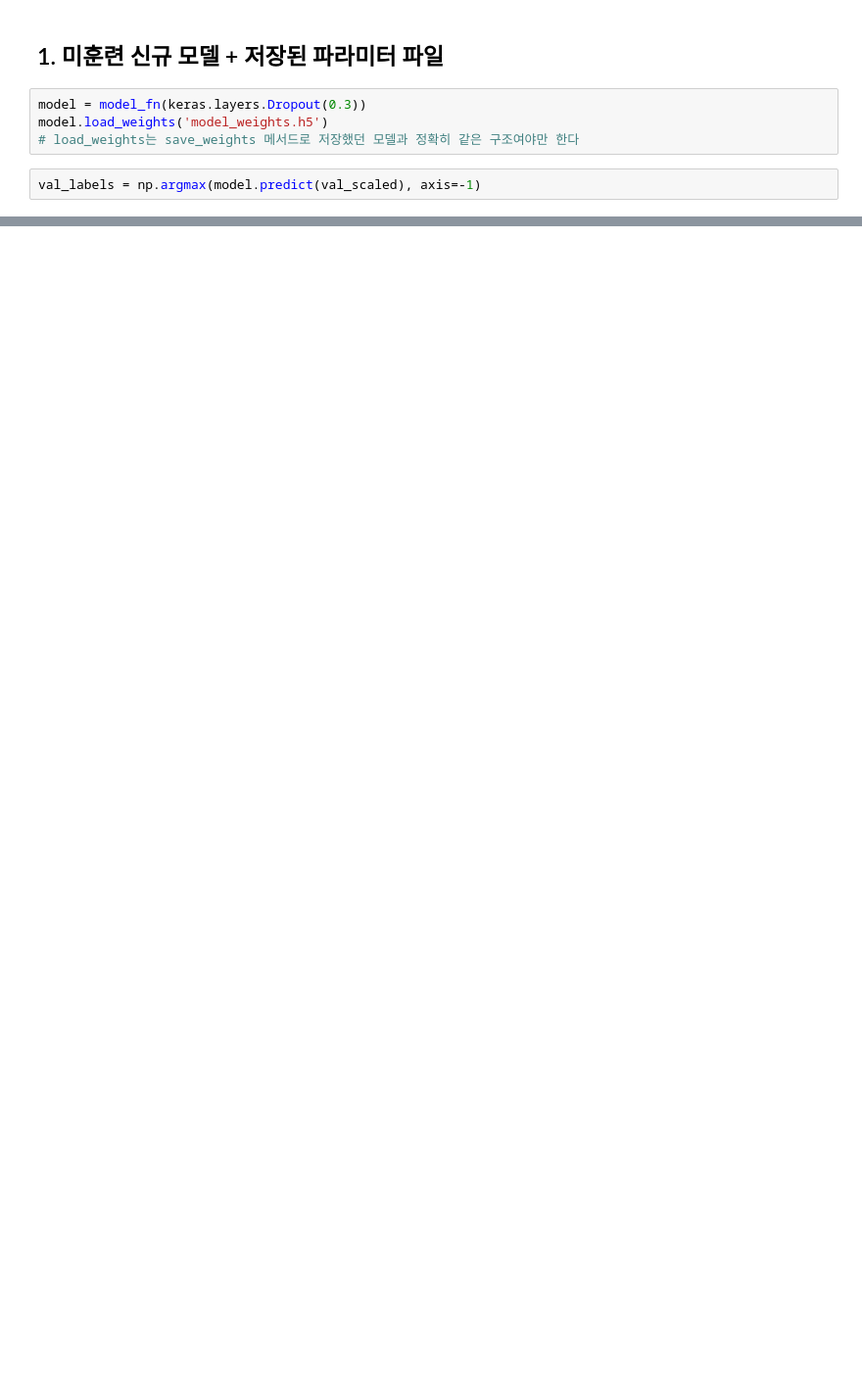
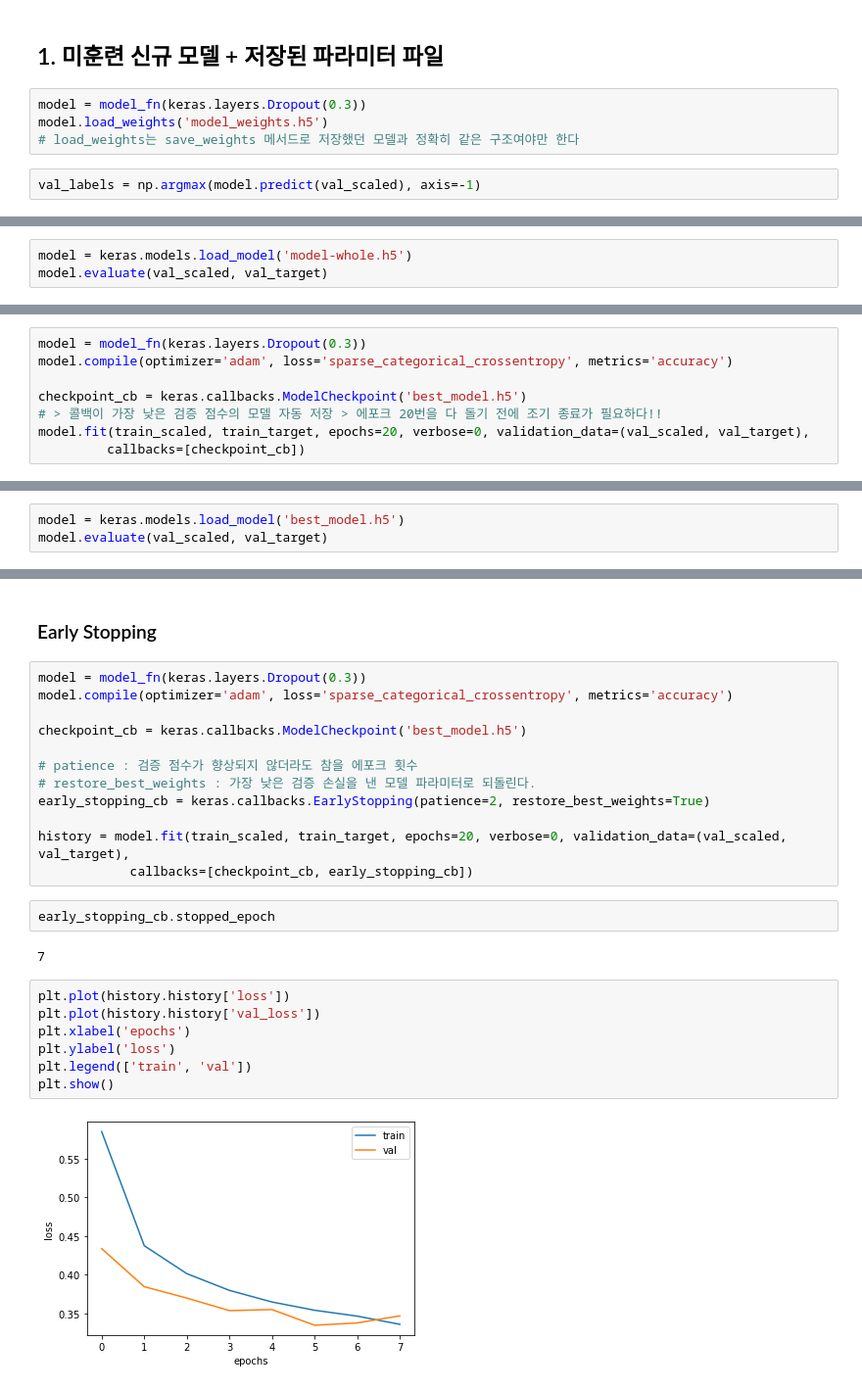
Before and after one commit to 42cosmos/hg-mldl, a Jupyter notebook: ch0703.ipynb, the cells around one changed output, grey strips where cells are left out. Shown at 98% size. Cells and saved outputs as stored; diff of their text form; blank space fills up the shorter version.

```diff
--- a/ch0703.ipynb
+++ b/ch0703.ipynb
@@ -260,0 +259,3 @@ mode
+# %%
+model = keras.models.load_model('model-whole.h5')
+model.evaluate(val_scaled, val_target)
@@ -260,0 +268,8 @@ mode
+# %%
+model = model_fn(keras.layers.Dropout(0.3))
+model.compile(optimizer='adam', loss='sparse_categorical_crossentropy', metrics='accuracy')
+
+checkpoint_cb = keras.callbacks.ModelCheckpoint('best_model.h5')
+# > 콜백이 가장 낮은 검증 점수의 모델 자동 저장 > 에포크 20번을 다 돌기 전에 조기 종료가 필요하다!!
+model.fit(train_scaled, train_target, epochs=20, verbose=0, validation_data=(val_scaled, val_target),
+         callbacks=[checkpoint_cb])
@@ -260,0 +278,3 @@ mode
+# %%
+model = keras.models.load_model('best_model.h5')
+model.evaluate(val_scaled, val_target)
@@ -260,0 +284,27 @@ mode
+# %% [markdown]
+### Early Stopping
+# %%
+model = model_fn(keras.layers.Dropout(0.3))
+model.compile(optimizer='adam', loss='sparse_categorical_crossentropy', metrics='accuracy')
+
+checkpoint_cb = keras.callbacks.ModelCheckpoint('best_model.h5')
+
+# patience : 검증 점수가 향상되지 않더라도 참을 에포크 횟수
+# restore_best_weights : 가장 낮은 검증 손실을 낸 모델 파라미터로 되돌린다.
+early_stopping_cb = keras.callbacks.EarlyStopping(patience=2, restore_best_weights=True)
+
+history = model.fit(train_scaled, train_target, epochs=20, verbose=0, validation_data=(val_scaled, val_target),
+            callbacks=[checkpoint_cb, early_stopping_cb])
+# %%
+early_stopping_cb.stopped_epoch
+# %% [output]
+7
+# %%
+plt.plot(history.history['loss'])
+plt.plot(history.history['val_loss'])
+plt.xlabel('epochs')
+plt.ylabel('loss')
+plt.legend(['train', 'val'])
+plt.show()
+# %% [output]
+[figure, added]
```
Also changed, not shown: parts of 20 cells of this notebook, 7 other files.
